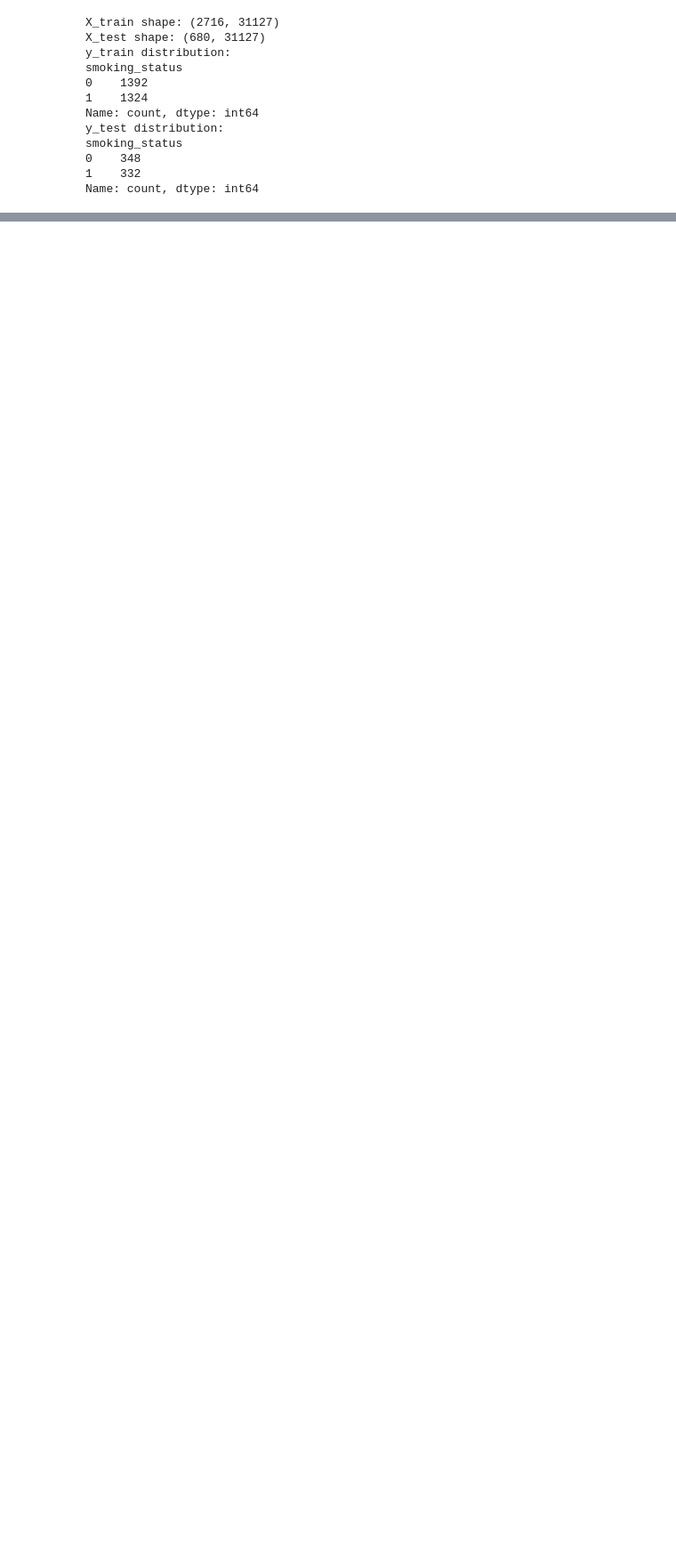
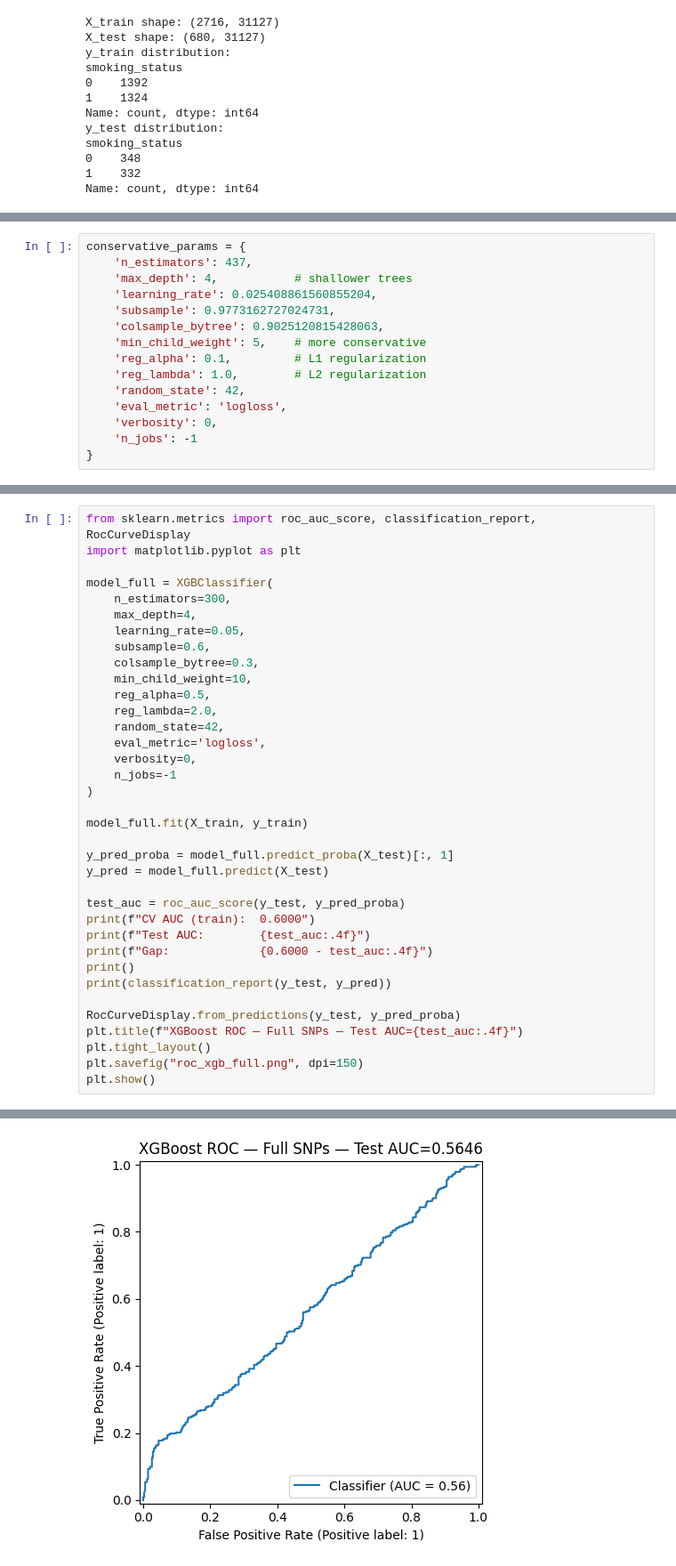
Before and after one commit to khalil-akremi/causal-ai-for-nicotine-dependence, a Jupyter notebook: data.ipynb, the cells around one changed output, grey strips where cells are left out. Shown at 89% size. Saved outputs shown, nothing was run; the diff lists cells and outputs as text; blank space fills up the shorter version.

```diff
--- a/data.ipynb
+++ b/data.ipynb
@@ -704,0 +973,15 @@ print(f"\nSNPs with non-zero importance: {(importances > 0).sum()}")
+# %%
+conservative_params = {
+    'n_estimators': 437,
+    'max_depth': 4,           # shallower trees
+    'learning_rate': 0.025408861560855204,
+    'subsample': 0.9773162727024731,
+    'colsample_bytree': 0.9025120815428063,
+    'min_child_weight': 5,    # more conservative
+    'reg_alpha': 0.1,         # L1 regularization
+    'reg_lambda': 1.0,        # L2 regularization
+    'random_state': 42,
+    'eval_metric': 'logloss',
+    'verbosity': 0,
+    'n_jobs': -1
+}
@@ -704,0 +1037,37 @@ print(f"\nSNPs with non-zero importance: {(importances > 0).sum()}")
+# %%
+from sklearn.metrics import roc_auc_score, classification_report, RocCurveDisplay
+import matplotlib.pyplot as plt
+
+model_full = XGBClassifier(
+    n_estimators=300,
+    max_depth=4,
+    learning_rate=0.05,
+    subsample=0.6,
+    colsample_bytree=0.3,
+    min_child_weight=10,
+    reg_alpha=0.5,
+    reg_lambda=2.0,
+    random_state=42,
+    eval_metric='logloss',
+    verbosity=0,
+    n_jobs=-1
+)
+
+model_full.fit(X_train, y_train)
+
+y_pred_proba = model_full.predict_proba(X_test)[:, 1]
+y_pred = model_full.predict(X_test)
+
+test_auc = roc_auc_score(y_test, y_pred_proba)
+print(f"CV AUC (train):  0.6000")
+print(f"Test AUC:        {test_auc:.4f}")
+print(f"Gap:             {0.6000 - test_auc:.4f}")
+print()
+print(classification_report(y_test, y_pred))
+
+RocCurveDisplay.from_predictions(y_test, y_pred_proba)
+plt.title(f"XGBoost ROC — Full SNPs — Test AUC={test_auc:.4f}")
+plt.tight_layout()
+plt.savefig("roc_xgb_full.png", dpi=150)
+plt.show()
+# %% [output]
@@ -704,0 +1086 @@ print(f"\nSNPs with non-zero importance: {(importances > 0).sum()}")
+[figure, added]
```
Also changed, not shown: parts of 16 cells of this notebook, 8 other files.
